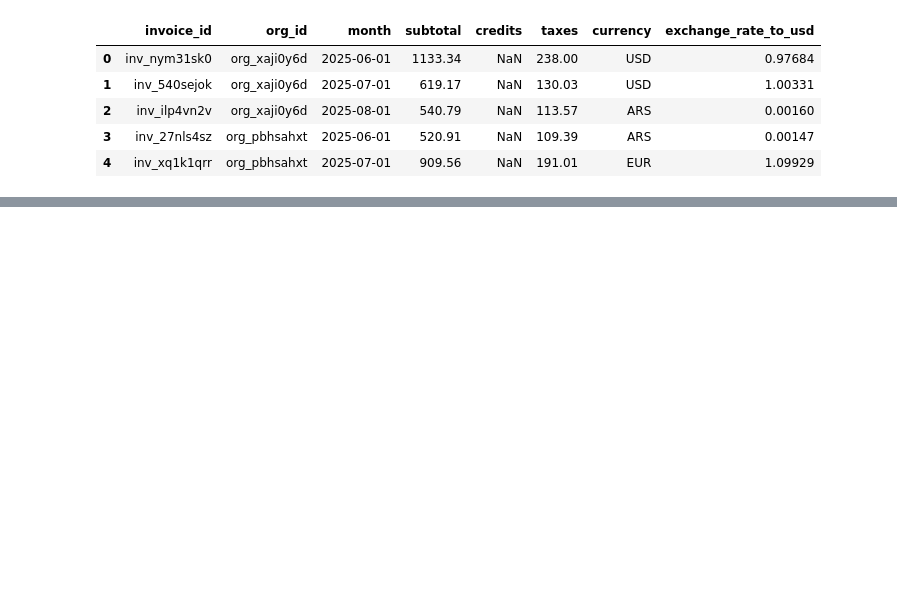
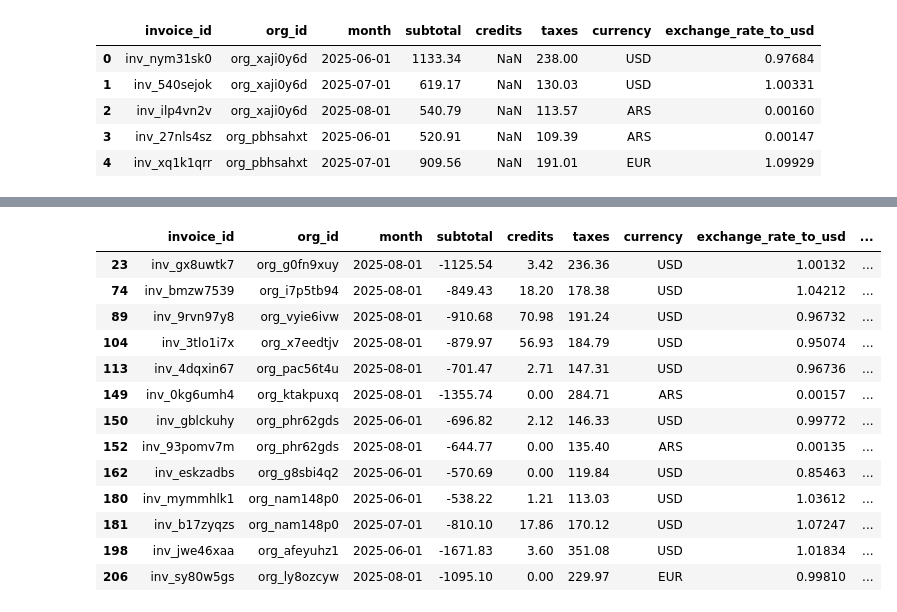
Before and after one commit to Camimattioli/Cloud-Provider-Analytics-G2, a Jupyter notebook: notebooks/limpieza_billing_monthly.ipynb, the cells around one changed output, grey strips where cells are left out. Drawn from its saved outputs; the diff is of its cells as text; code cells hidden in the pictures; blank space fills up the shorter version.

Commit message:
Limpieza y transformación completa: nulos, fechas, monedas a USD, análisis de ajustes negativos

```diff
--- a/notebooks/limpieza_billing_monthly.ipynb
+++ b/notebooks/limpieza_billing_monthly.ipynb
@@ -37,0 +78,4 @@ df.head()
+# %%
+#Reemplazar nulos por cero
+df['credits'] = df['credits'].fillna(0)
+df['credits'].describe()
@@ -37,0 +95,4 @@ df.head()
+# %%
+#Convertir month a formato fecha, venía como texto
+df['month'] = pd.to_datetime(df['month'])
+df['month']
@@ -37,0 +119,10 @@ df.head()
+# %%
+#Revisar la columna currency para ver que esté todo escrito igual
+df['currency'].value_counts()
+
+#Se crean nuevas columnas con su valor en usd según cada exchange rate.
+df['subtotal_usd'] = df['subtotal'] * df['exchange_rate_to_usd']
+df['taxes_usd'] = df['taxes'] * df['exchange_rate_to_usd']
+df['credits_usd'] = df['credits'] * df['exchange_rate_to_usd']
+
+df.head()
@@ -37,0 +149,17 @@ df.head()
+# %%
+df[df['subtotal_usd'] < 0]
+# %% [output]
+|  | invoice_id | org_id | month | subtotal | credits | taxes | currency | exchange_rate_to_usd | ... |
+| 23 | inv_gx8uwtk7 | org_g0fn9xuy | 2025-08-01 | -1125.54 | 3.42 | 236.36 | USD | 1.00132 | ... |
+| 74 | inv_bmzw7539 | org_i7p5tb94 | 2025-08-01 | -849.43 | 18.20 | 178.38 | USD | 1.04212 | ... |
+| 89 | inv_9rvn97y8 | org_vyie6ivw | 2025-08-01 | -910.68 | 70.98 | 191.24 | USD | 0.96732 | ... |
+| 104 | inv_3tlo1i7x | org_x7eedtjv | 2025-08-01 | -879.97 | 56.93 | 184.79 | USD | 0.95074 | ... |
+| 113 | inv_4dqxin67 | org_pac56t4u | 2025-08-01 | -701.47 | 2.71 | 147.31 | USD | 0.96736 | ... |
+| 149 | inv_0kg6umh4 | org_ktakpuxq | 2025-08-01 | -1355.74 | 0.00 | 284.71 | ARS | 0.00157 | ... |
+| 150 | inv_gblckuhy | org_phr62gds | 2025-06-01 | -696.82 | 2.12 | 146.33 | USD | 0.99772 | ... |
+| 152 | inv_93pomv7m | org_phr62gds | 2025-08-01 | -644.77 | 0.00 | 135.40 | ARS | 0.00135 | ... |
+| 162 | inv_eskzadbs | org_g8sbi4q2 | 2025-06-01 | -570.69 | 0.00 | 119.84 | USD | 0.85463 | ... |
+| 180 | inv_mymmhlk1 | org_nam148p0 | 2025-06-01 | -538.22 | 1.21 | 113.03 | USD | 1.03612 | ... |
+| 181 | inv_b17zyqzs | org_nam148p0 | 2025-07-01 | -810.10 | 17.86 | 170.12 | USD | 1.07247 | ... |
+| 198 | inv_jwe46xaa | org_afeyuhz1 | 2025-06-01 | -1671.83 | 3.60 | 351.08 | USD | 1.01834 | ... |
+| 206 | inv_sy80w5gs | org_ly8ozcyw | 2025-08-01 | -1095.10 | 0.00 | 229.97 | EUR | 0.99810 | ... |
```
Also changed, not shown: parts of 13 cells of this notebook.
